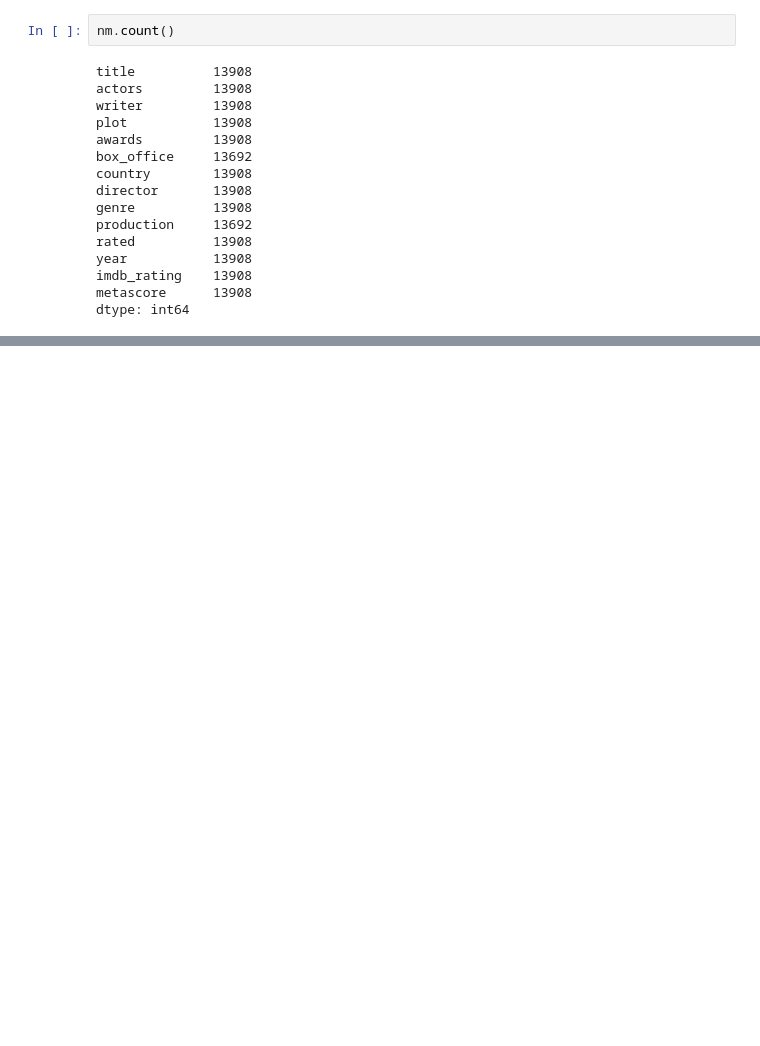
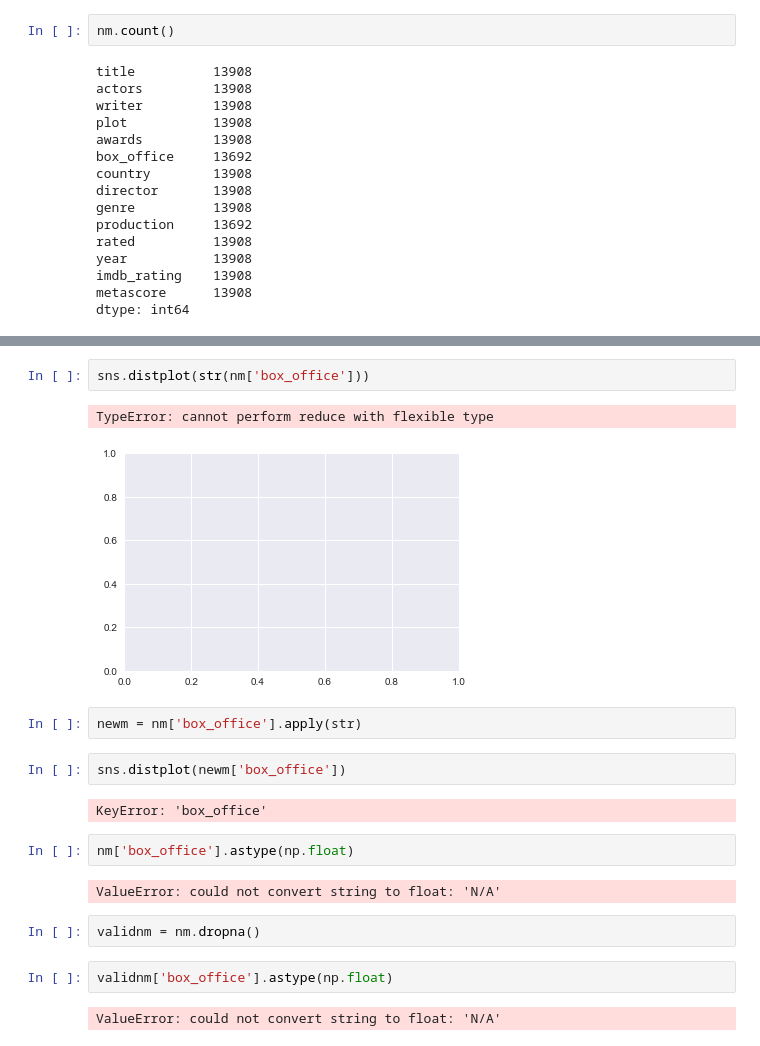
Before and after one commit to kristengutierrez/ActorNetwork, a Jupyter notebook: ActorNetwork.ipynb, the cells around one changed output, grey strips where cells are left out. Cells and saved outputs as stored; diff of their text form; blank space fills up the shorter version.

```diff
--- a/ActorNetwork.ipynb
+++ b/ActorNetwork.ipynb
@@ -1009,0 +1168,21 @@ dtype: int64
+# %%
+sns.distplot(str(nm['box_office']))
+# %% [output]
+TypeError: cannot perform reduce with flexible type
+[figure, added]
+# %%
+newm = nm['box_office'].apply(str)
+# %%
+sns.distplot(newm['box_office'])
+# %% [output]
+KeyError: 'box_office'
+# %%
+nm['box_office'].astype(np.float)
+# %% [output]
+ValueError: could not convert string to float: 'N/A'
+# %%
+validnm = nm.dropna()
+# %%
+validnm['box_office'].astype(np.float)
+# %% [output]
+ValueError: could not convert string to float: 'N/A'
```
Also changed, not shown: parts of 28 cells of this notebook.
